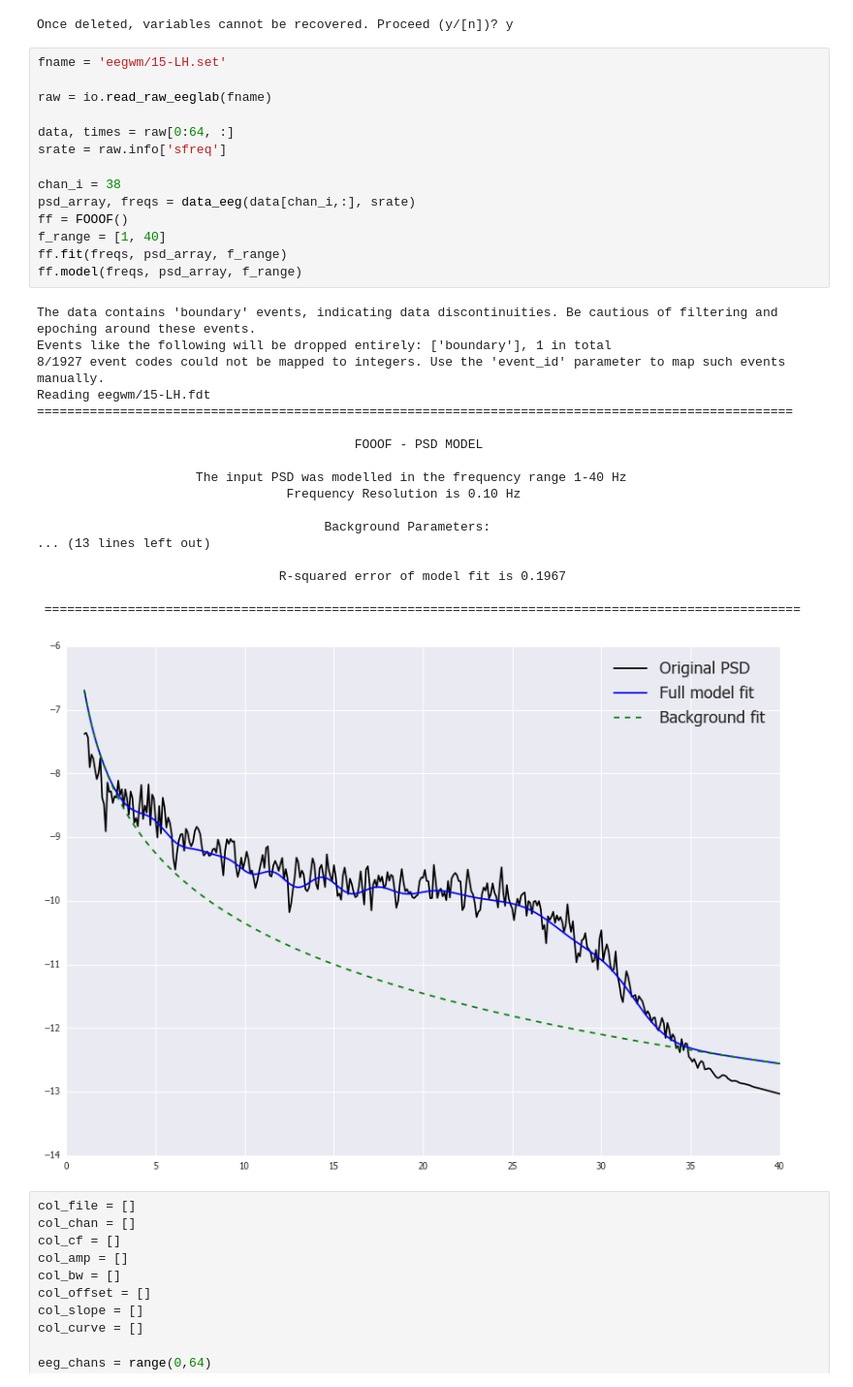
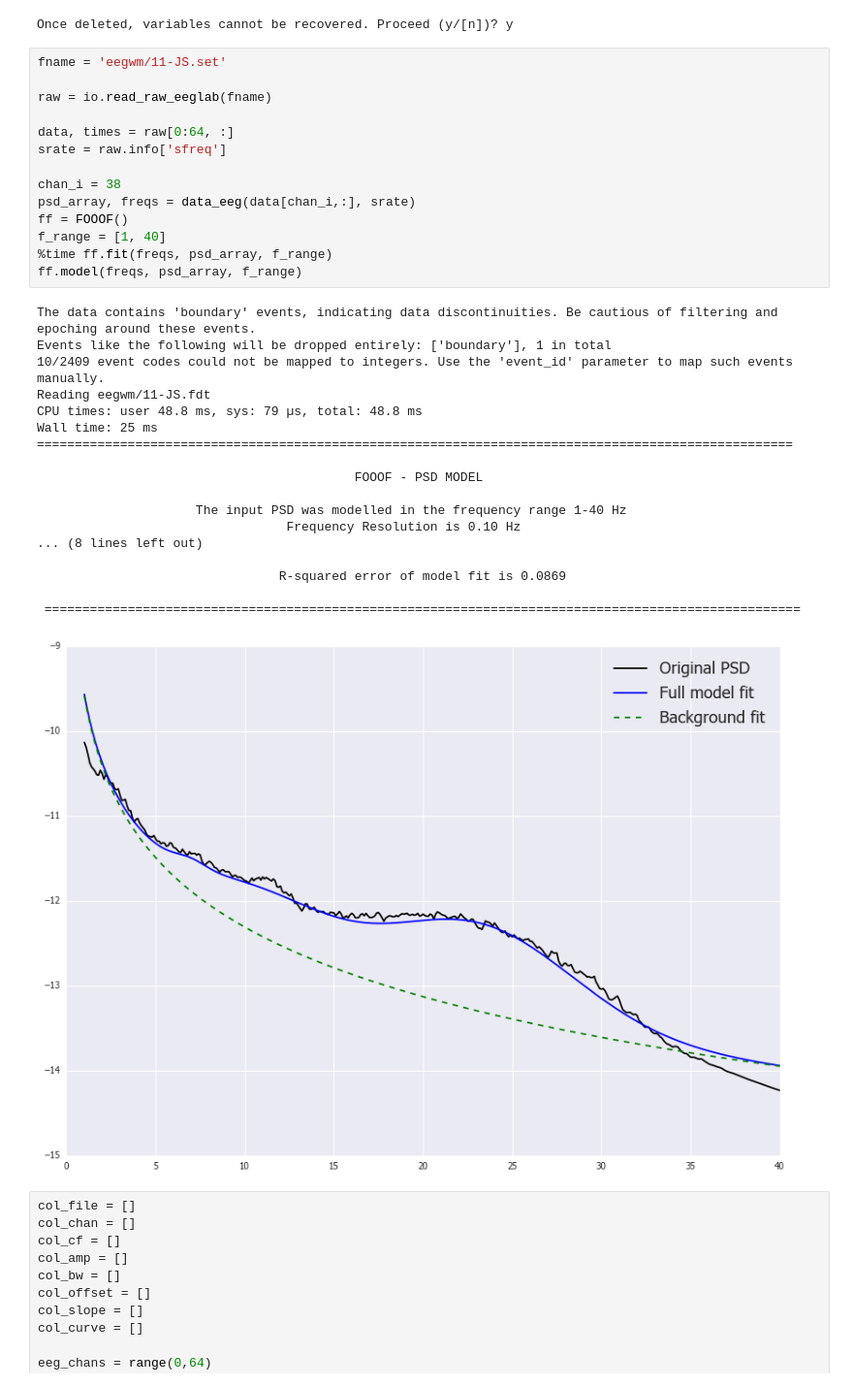
Before and after one commit to fooof-tools/fooof, a Jupyter notebook: Get WM EEG params.ipynb, the cells around one changed output. Shown: that part at 97% size. Cells and saved outputs as stored; diff of their text form.

```diff
--- a/Get WM EEG params.ipynb
+++ b/Get WM EEG params.ipynb
@@ -39,38 +39,38 @@ def data_eeg(chandat, srate):
 # %% [output]
 Once deleted, variables cannot be recovered. Proceed (y/[n])? y
 # %%
-fname = 'eegwm/15-LH.set'
+fname = 'eegwm/11-JS.set'
 
 raw = io.read_raw_eeglab(fname)
 
 data, times = raw[0:64, :]
 srate = raw.info['sfreq']
 
 chan_i = 38
 psd_array, freqs = data_eeg(data[chan_i,:], srate)
 ff = FOOOF()
 f_range = [1, 40]
-ff.fit(freqs, psd_array, f_range)
+%time ff.fit(freqs, psd_array, f_range)
 ff.model(freqs, psd_array, f_range)
 # %% [output]
 The data contains 'boundary' events, indicating data discontinuities. Be cautious of filtering and epoching around these events.
 Events like the following will be dropped entirely: ['boundary'], 1 in total
-8/1927 event codes could not be mapped to integers. Use the 'event_id' parameter to map such events manually.
-Reading eegwm/15-LH.fdt
+10/2409 event codes could not be mapped to integers. Use the 'event_id' parameter to map such events manually.
+Reading eegwm/11-JS.fdt
+CPU times: user 48.8 ms, sys: 79 µs, total: 48.8 ms
+Wall time: 25 ms
 ====================================================================================================
 
                                           FOOOF - PSD MODEL
 
                      The input PSD was modelled in the frequency range 1-40 Hz
                                  Frequency Resolution is 0.10 Hz
+... (8 lines left out)
 
-                                      Background Parameters:
-... (13 lines left out)
-
-                                R-squared error of model fit is 0.1967
+                                R-squared error of model fit is 0.0869
 
  ====================================================================================================
-[figure, old version]
+[figure, new version]
 # %%
 col_file = []
 col_chan = []
```
Also changed, not shown: parts of 4 cells of this notebook.
